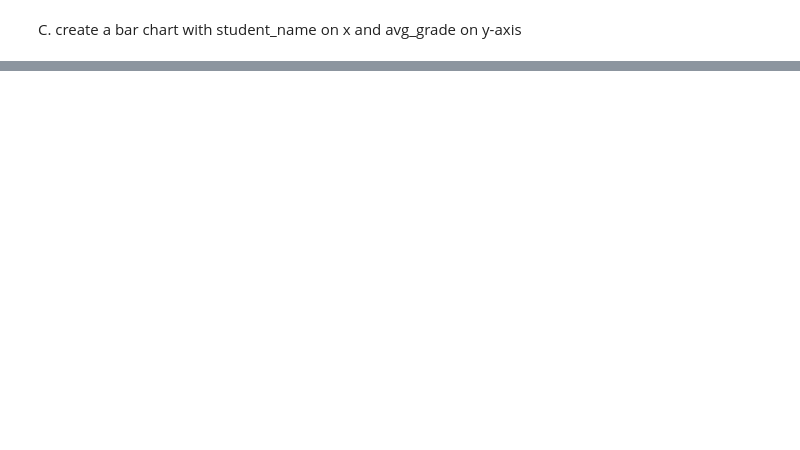
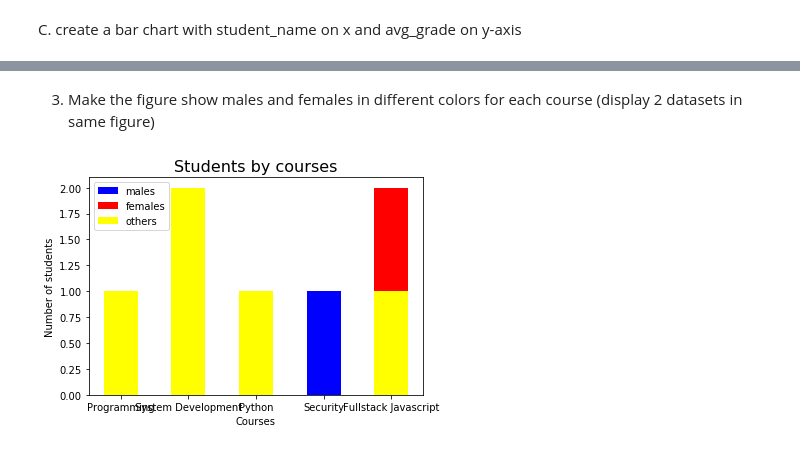
Before and after one commit to amalielandt/Python4Sem, a Jupyter notebook: week3/week3.ipynb, the cells around one changed output, grey strips where cells are left out. Drawn from its saved outputs; the diff is of its cells as text; code cells hidden in the pictures; blank space fills up the shorter version.

```diff
--- a/week3/week3.ipynb
+++ b/week3/week3.ipynb
@@ -155,0 +259,52 @@ I didn't understand this exercise
+# %% [markdown]
+3. Make the figure show males and females in different colors for each course (display 2 datasets in same figure)
+# %%
+import matplotlib.pyplot as plt
+
+def get_students_by_course(students):
+    females_pr_course = {'Programming':0,'System Development':0,'Python':0,'Security':0,'Fullstack Javascript':0}
+    males_pr_course = {'Programming':0,'System Development':0,'Python':0,'Security':0,'Fullstack Javascript':0}
+    gender_pr_course = {'Programming':0,'System Development':0,'Python':0,'Security':0,'Fullstack Javascript':0}
+    all_courses=['Programming','System Development','Python','Security','Fullstack Javascript']
+
+    for coursename in all_courses:
+        for student in students:
+            for course in student.get_all_courses():
+                if course.name == coursename:
+                    if student.gender == 'Male':
+                        males_pr_course[coursename] += 1
+
+                    elif student.gender == 'Female':
+                        females_pr_course[coursename]+= 1
+
+                    else:
+                        gender_pr_course[coursename] += 1
+
+
+    male_courses = list(males_pr_course.keys())
+    no_males = list(males_pr_course.values())
+
+    female_courses = list(females_pr_course.keys())
+    no_females = list(females_pr_course.values())
+
+    gender_courses = list(gender_pr_course.keys())
+    no_gender = list(gender_pr_course.values())
+
+    plt.ticklabel_format(useOffset=False)
+    plt.axis([0, len(all_courses), 0, 5])
+    plt.title("Students by courses", fontsize=16)
+    plt.ylabel("Number of students")
+    plt.xlabel("Courses")
+
+
+    plt.tick_params(axis='both', which='major', labelsize=10)
+    p1 = plt.bar(male_courses, no_males, width=0.5, linewidth=0, align='center', color='blue')
+    p2 = plt.bar(female_courses, no_females, width=0.5, linewidth=0, align='center', color='red')
+    p3 = plt.bar(gender_courses, no_gender, width=0.5, linewidth=0, align='center', color='yellow')
+    plt.legend([p1,p2,p3],['males','females','others'])
+    plt.show
+
+
+get_students_by_course(students)
+# %% [output]
+[figure, added]
```
Also changed, not shown: parts of 11 cells of this notebook, 3 other files.
